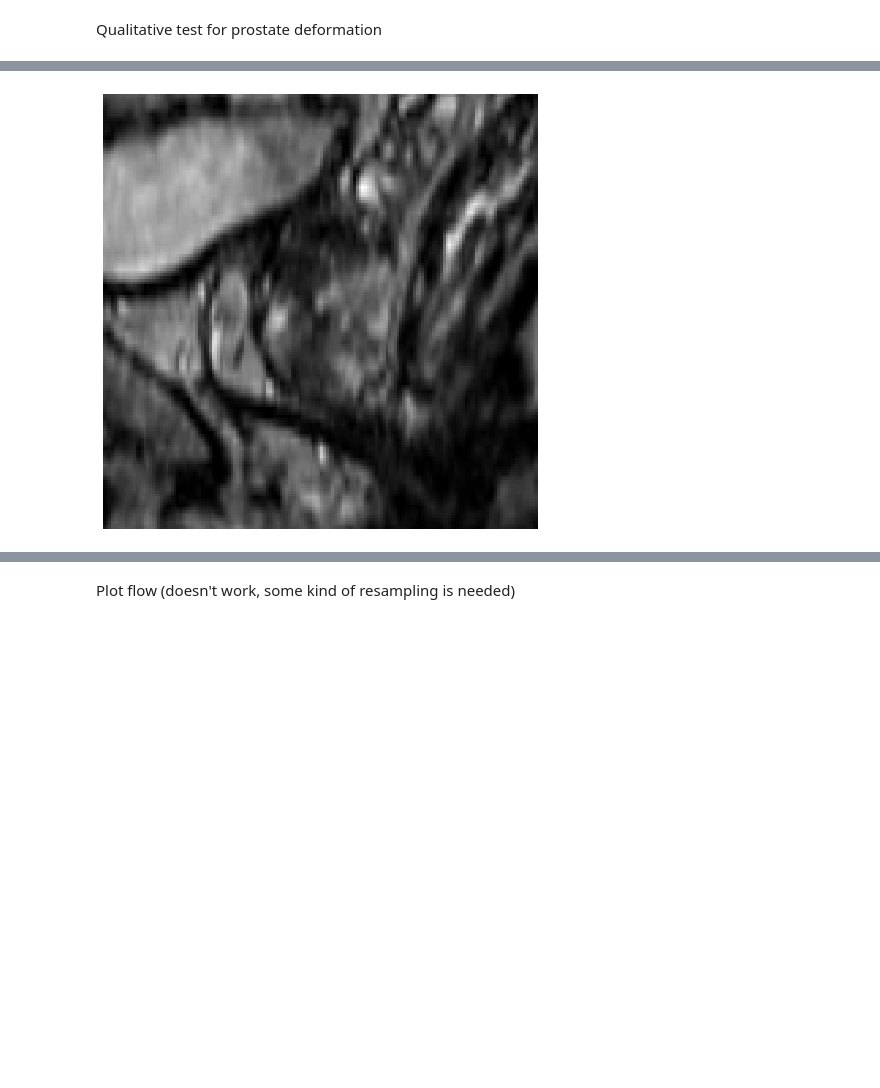
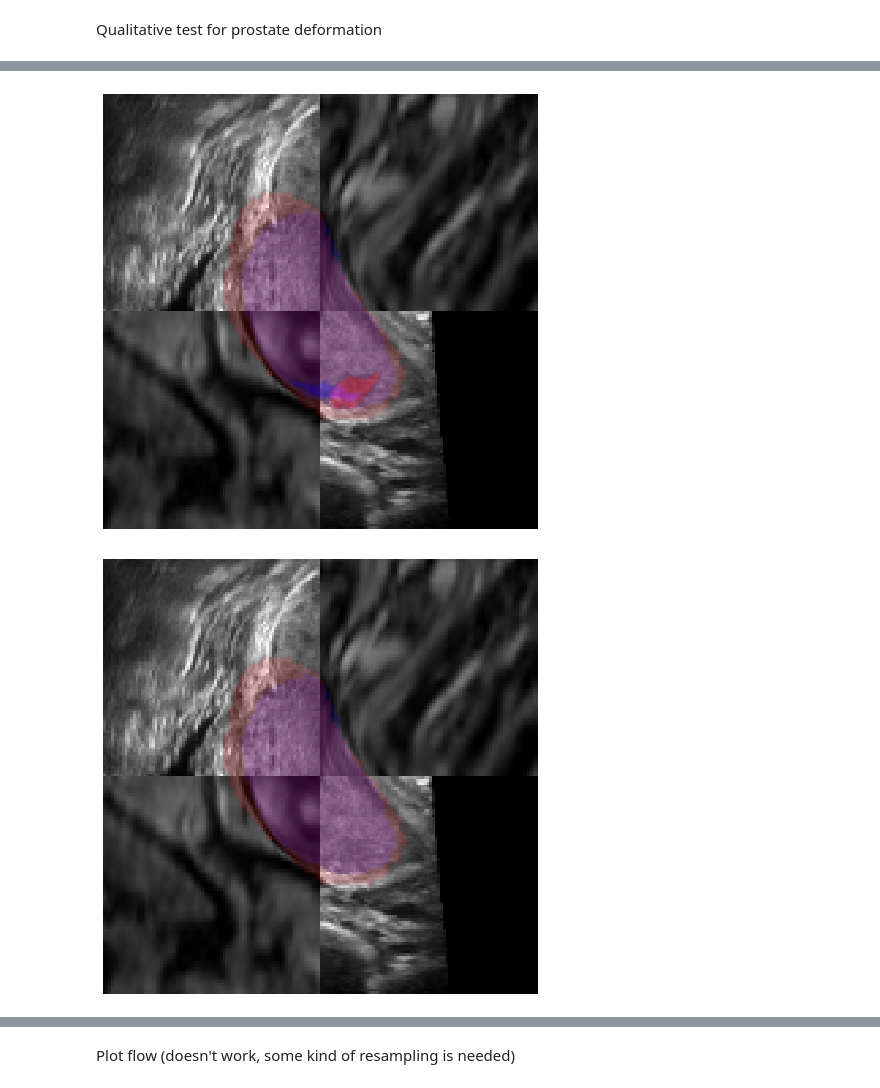
Before and after one commit to ilVecc/ProstMorph, a Jupyter notebook: notebooks/prostmorph_test.ipynb, the cells around one changed output, grey strips where cells are left out. Saved outputs shown, nothing was run; the diff lists cells and outputs as text; code cells hidden in the pictures; blank space fills up the shorter version.

Commit message:
Final image renderings

```diff
--- a/notebooks/prostmorph_test.ipynb
+++ b/notebooks/prostmorph_test.ipynb
@@ -106,7 +98,68 @@ plt.show()
-# %%
-plt.figure(figsize=(8, 8))
-plt.imshow(test_input[0][0, ..., n_image_slice, 0], cmap="gray", interpolation="nearest")
-plt.axis('off')
-plt.show()
-# %% [output]
-[figure, removed]
+# %%
+def save_images(filepath, test_input, test_output, test_pred, selector):
+    filepath.mkdir(exist_ok=True)
+
+    original_us_image = test_output[0]
+    original_us_seg = test_output[2]
+    original_us_target = us_targets[0][np.newaxis, ...]
+    original_mr_image = test_input[0]
+    original_mr_seg = test_input[2]
+    original_mr_target = mr_targets[0][np.newaxis, ...]
+    deformed_mr_image = test_pred[0]
+    deformed_mr_seg = test_pred[2]
+    deformed_mr_target = model.apply_transform(original_mr_image, original_us_image, original_mr_target)
+
+    # overlapping MR/US with segmentations and targets
+    overlapped, mask_seg, n_image_slice, _ = compose_image(original_us_image, deformed_mr_image, original_us_seg, deformed_mr_seg, selector)
+    _, mask_target, _, _ = compose_image(original_us_image, original_us_image, original_us_target, deformed_mr_target, selector)
+    plt.figure(figsize=(8, 8))
+    plt.imshow(overlapped, cmap="gray", interpolation="nearest")
+    plt.imshow(mask_seg, alpha=0.15, interpolation='bicubic')
+    plt.imshow(mask_target, alpha=0.30, interpolation='bicubic')
+    plt.axis('off')
+    plt.savefig(filepath / "registration_target.png", bbox_inches="tight")
+
+    # overlapping MR/US with segmentations
+    plt.figure(figsize=(8, 8))
+    plt.imshow(overlapped, cmap="gray", interpolation="nearest")
+    plt.imshow(mask_seg, alpha=0.15, interpolation='bicubic')
+    plt.axis('off')
+    plt.savefig(filepath / "registration.png", bbox_inches="tight")
+
+    # deformed MR with segmentations
+    plt.figure(figsize=(8, 8))
+    plt.imshow(deformed_mr_image[0, ..., n_image_slice, 0], cmap="gray", interpolation="nearest")
+    plt.imshow(mask_seg, alpha=0.15, interpolation='bicubic')
+    plt.axis('off')
+    plt.savefig(filepath / "deformed_mr_seg.png", bbox_inches="tight")
+
+    # deformed MR
+    plt.figure(figsize=(8, 8))
+    plt.imshow(deformed_mr_image[0, ..., n_image_slice, 0], cmap="gray", interpolation="nearest")
+    plt.axis('off')
+    plt.savefig(filepath / "deformed_mr.png", bbox_inches="tight")
+
+    # original US
+    plt.figure(figsize=(8, 8))
+    plt.imshow(original_us_image[0, ..., n_image_slice, 0], cmap="gray", interpolation="nearest")
+    plt.axis('off')
+    plt.savefig(filepath / "original_us.png", bbox_inches="tight")
+
+    # original MR
+    plt.figure(figsize=(8, 8))
+    plt.imshow(original_mr_image[0, ..., n_image_slice, 0], cmap="gray", interpolation="nearest")
+    plt.axis('off')
+    plt.savefig(filepath / "original_mr.png", bbox_inches="tight")
+
+    # original MR with segmentations
+    _, mask, _, _ = compose_image(original_us_image, original_us_image, None, original_mr_seg, selector)
+    _, mask_target, _, _ = compose_image(original_us_image, original_us_image, None, original_mr_target, selector)
+    plt.figure(figsize=(8, 8))
+    plt.imshow(original_mr_image[0, ..., n_image_slice, 0], cmap="gray", interpolation="nearest")
+    plt.imshow(mask, alpha=0.15, interpolation='bicubic')
+    plt.imshow(mask_target, alpha=0.30, interpolation='bicubic')
+    plt.axis('off')
+    plt.savefig(filepath / "original_mr_seg.png", bbox_inches="tight")
+
+save_images(Path("../outputs/test2"), test_input, test_output, test_pred, selector)
+# %% [output]
@@ -112,0 +167,2 @@ plt.show()
+[figure, added]
+[figure, added]
```
Also changed, not shown: parts of 6 cells of this notebook, 15 other files.
